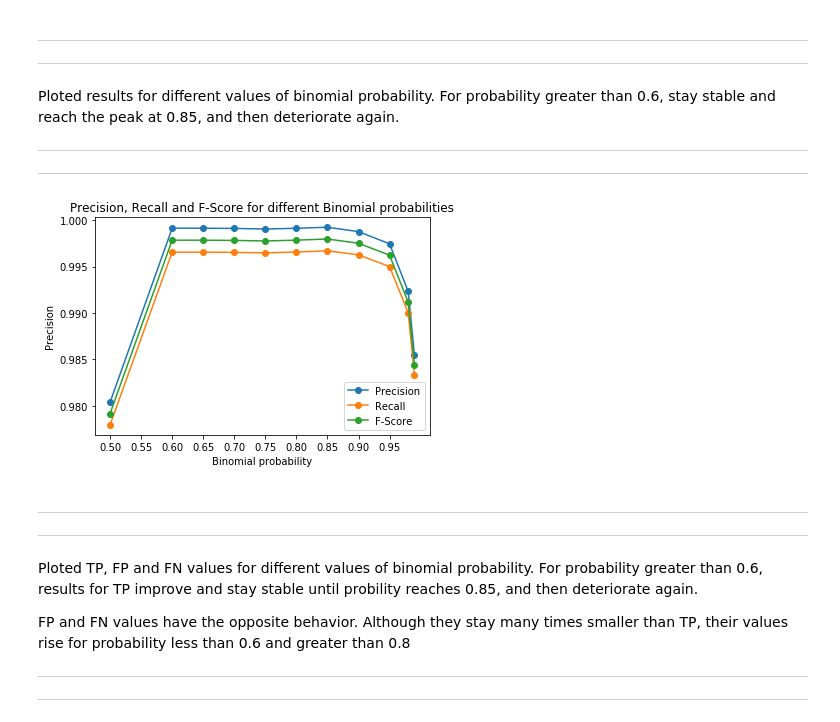
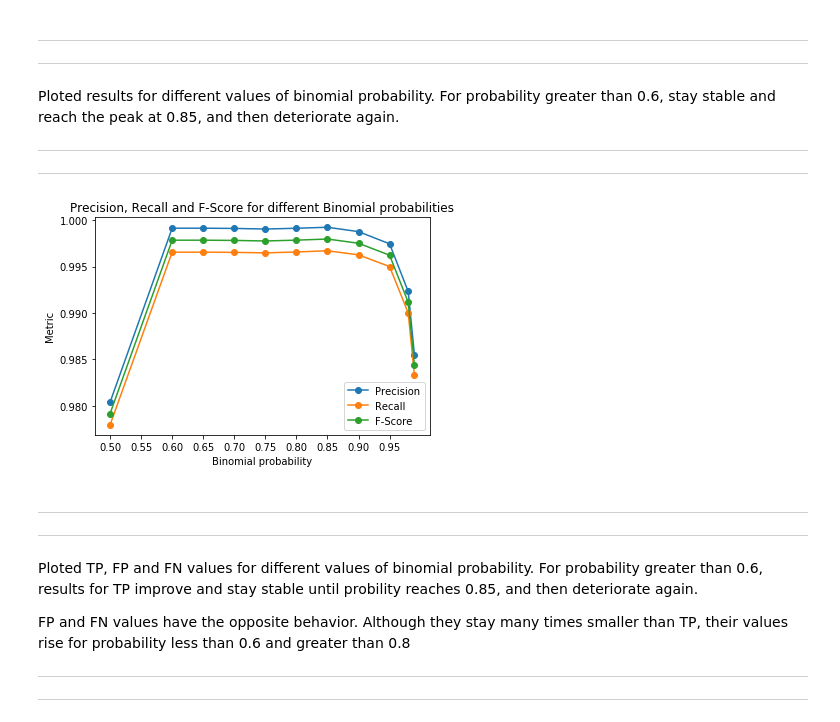
Before and after one commit to apanajotu/GI, a Jupyter notebook: GI Projekat/metric_graphs.ipynb, the cells around one changed output. Saved outputs shown, nothing was run; the diff lists cells and outputs as text; code cells hidden in the pictures.

Commit message:
Metrics diagram y-axis label fix

```diff
--- a/GI Projekat/metric_graphs.ipynb
+++ b/GI Projekat/metric_graphs.ipynb
@@ -60,21 +60,21 @@ For probability greater than 0.6, stay stable and reach the peak at 0.85, and th
 # %%
 # Plot Precision, Recall and F-score for different binomial probabilities
 
 df_pr = df['Precision']
 df_re = df['Recall']
 df_fs = df['F-Score']
 df_bin = df['Binomial_probability']
 plt.plot(df_bin,df_pr,marker="o")
 plt.plot(df_bin,df_re,marker="o")
 plt.plot(df_bin,df_fs,marker="o")
 plt.xlabel('Binomial probability')
-plt.ylabel("Precision")
+plt.ylabel("Metric")
 plt.xticks(numpy.arange(0.5, 1.0, step=0.05))
 plt.title("Precision, Recall and F-Score for different Binomial probabilities")
 plt.legend()
 plt.show()
 # %% [output]
-[figure, old version]
+[figure, new version]
 # %% [markdown]
 ------------------------------------------------------------
 ------------------------------------------------------------
```
